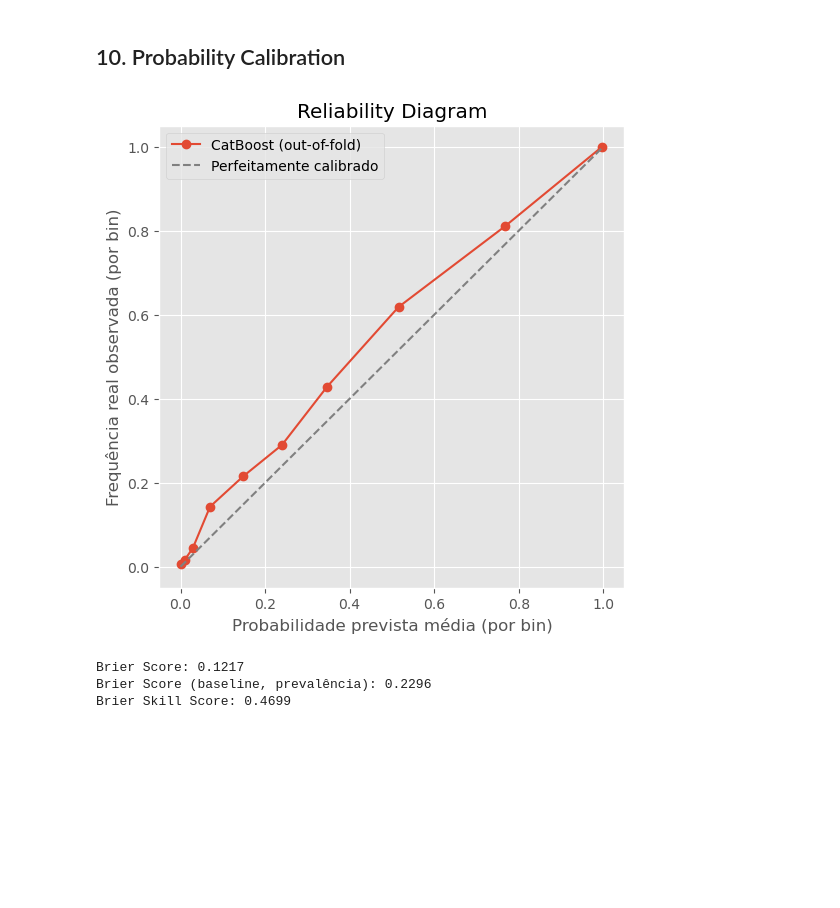
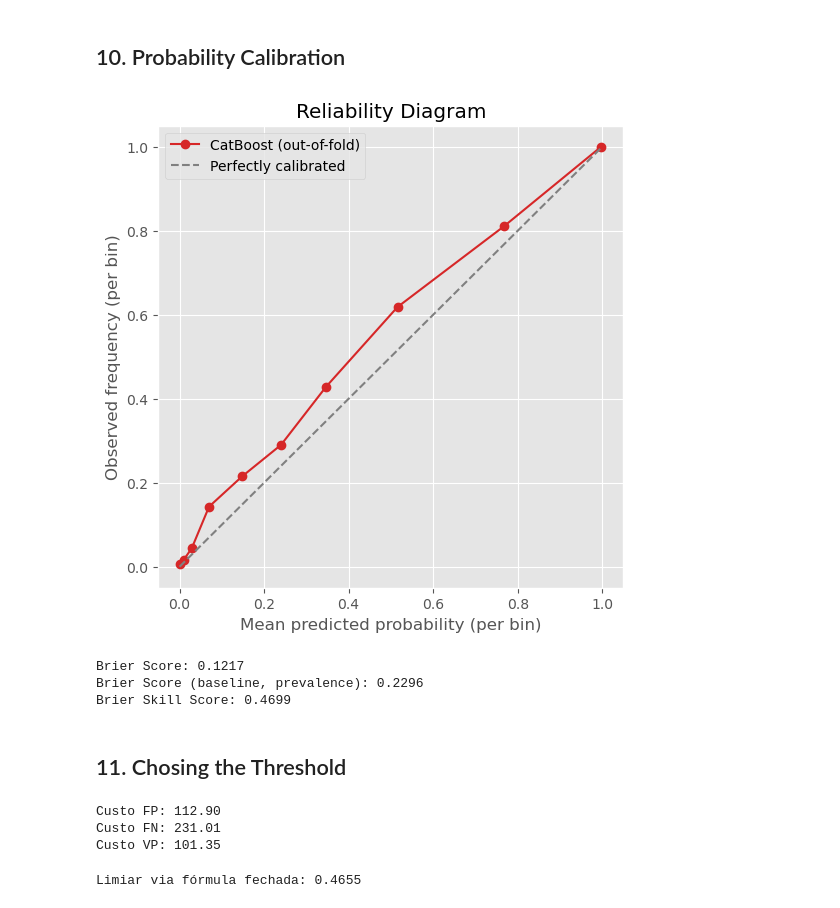
Before and after one commit to bruno-lima98/portfolio-hotel-cancellation-prediction, a Jupyter notebook: main.ipynb, the cells around one changed output. Saved outputs shown, nothing was run; the diff lists cells and outputs as text; code cells hidden in the pictures; blank space fills up the shorter version.

Commit message:
threshold cost

```diff
--- a/main.ipynb
+++ b/main.ipynb
@@ -1919,24 +1919,47 @@ probs_validas = oof_probs[mascara_valida]
 # %%
 prob_true, prob_pred = calibration_curve(y_valido, probs_validas, n_bins=10, strategy="quantile")
 
 plt.figure(figsize=(6, 6))
-plt.plot(prob_pred, prob_true, marker="o", label="CatBoost (out-of-fold)")
-plt.plot([0, 1], [0, 1], linestyle="--", color="gray", label="Perfeitamente calibrado")
-plt.xlabel("Probabilidade prevista média (por bin)")
-plt.ylabel("Frequência real observada (por bin)")
+plt.plot(prob_pred, prob_true, marker="o", color="tab:red", label="CatBoost (out-of-fold)")
+plt.plot([0, 1], [0, 1], linestyle="--", color="gray", label="Perfectly calibrated")
+plt.xlabel("Mean predicted probability (per bin)")
+plt.ylabel("Observed frequency (per bin)")
 plt.title("Reliability Diagram")
-plt.legend()
+plt.legend(loc="upper left")
+
+plt.savefig("images/section_10_graph_reliability_diagram.jpeg", dpi=300, bbox_inches="tight")
 plt.show()
 
 brier = brier_score_loss(y_valido, probs_validas)
 brier_baseline = brier_score_loss(y_valido, np.full_like(probs_validas, y_valido.mean()))
 brier_skill_score = 1 - (brier / brier_baseline)
 
 print(f"Brier Score: {brier:.4f}")
-print(f"Brier Score (baseline, prevalência): {brier_baseline:.4f}")
+print(f"Brier Score (baseline, prevalence): {brier_baseline:.4f}")
 print(f"Brier Skill Score: {brier_skill_score:.4f}")
 # %% [output]
-[figure, old version]
+[figure, new version]
 Brier Score: 0.1217
-Brier Score (baseline, prevalência): 0.2296
+Brier Score (baseline, prevalence): 0.2296
 Brier Skill Score: 0.4699
+# %% [markdown]
+## 11. Chosing the Threshold
+# %%
+custo_fp = 0.40 + 112.50
+custo_fn = 231.01
+retorno_medio = 0.05 * 231.01
+custo_vp = custo_fp - retorno_medio
+custo_vn = 0.0
+
+print(f"Custo FP: {custo_fp:.2f}")
+print(f"Custo FN: {custo_fn:.2f}")
+print(f"Custo VP: {custo_vp:.2f}")
+# %% [output]
+Custo FP: 112.90
+Custo FN: 231.01
+Custo VP: 101.35
+# %%
+limiar_formula = (custo_fp - custo_vn) / ((custo_fp - custo_vn) + (custo_fn - custo_vp))
+print(f"Limiar via fórmula fechada: {limiar_formula:.4f}")
+# %% [output]
+Limiar via fórmula fechada: 0.4655
```
Also changed, not shown: parts of 1 cell of this notebook, 4 other files.
